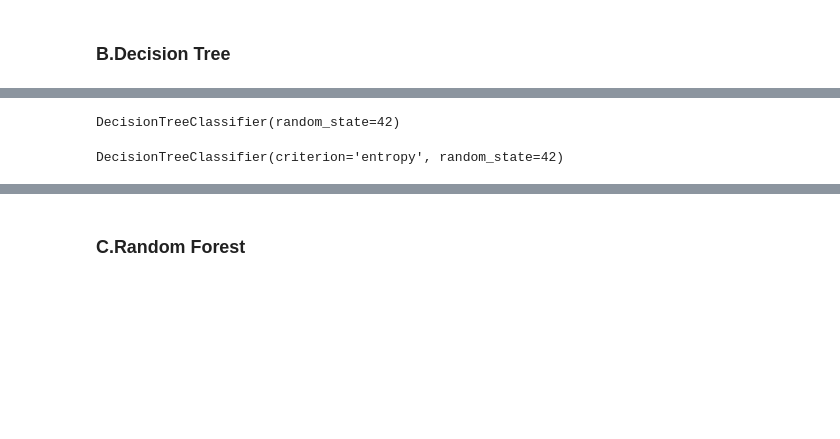
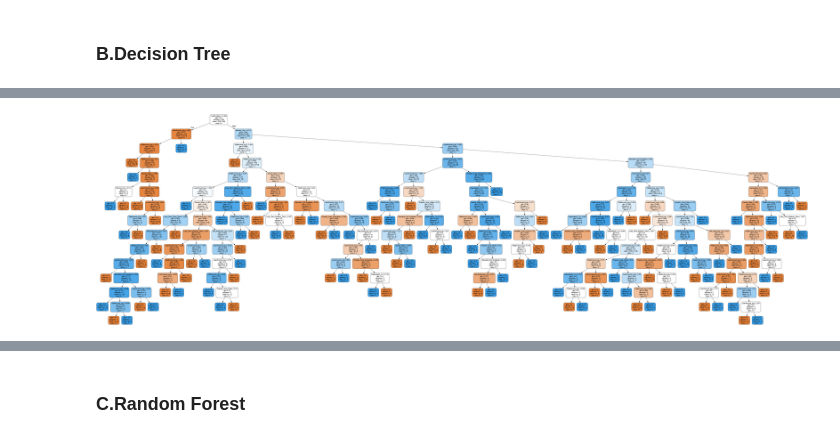
Before and after one commit to melyazedy22/Loan-Approval-Prediction-Project, a Jupyter notebook: ML_Project_Predicting-Loan-Approval.ipynb, the cells around one changed output, grey strips where cells are left out. Saved outputs shown, nothing was run; the diff lists cells and outputs as text; code cells hidden in the pictures; blank space fills up the shorter version.

```diff
--- a/ML_Project_Predicting-Loan-Approval.ipynb
+++ b/ML_Project_Predicting-Loan-Approval.ipynb
@@ -14,7 +14,7 @@ The solution helps streamline decision-making, reduce manual effort, and manage
 import numpy as np
 import pandas as pd
 # %%
-df = pd.read_csv(r"E:\AMIT - Assignments and Materials\AI ONL 104\ML\ML_Practise\train_u6lujuX_CVtuZ9i.csv")
+df = pd.read_csv("train_u6lujuX_CVtuZ9i.csv")
 df
 # %% [output]
 |  | Loan_ID | Gender | Married | Dependents | Education | Self_Employed | ApplicantIncome | CoapplicantIncome | ... |
@@ -484,6 +435,16 @@ import matplotlib.pyplot as plt
 import seaborn as sns
 # %%
 # Initialize and train logistic regression model
-logreg = LogisticRegression(max_iter=1000)
+logreg = LogisticRegression(random_state=42)
 logreg.fit(X_train, y_train)
+# Make predictions
+y_pred = logreg.predict(X_test)
+# Accuracy Score
+accuracy = accuracy_score(y_test, y_pred)
+print(f"Accuracy: {accuracy:.2f}")
+# Evaluate the model
+print("Confusion Matrix:")
+print(confusion_matrix(y_test, y_pred))
+print("\nClassification Report:")
+print(classification_report(y_test, y_pred))
 # %% [output]
@@ -687,15 +614,23 @@ Confusion Matrix:
-# %%
-# --- 1. Train Baseline Models (Gini & Entropy) ---
-
-# Model with Gini Impurity
-dt_gini = DecisionTreeClassifier(criterion='gini', random_state=42)
-dt_gini.fit(X_train, y_train)
-# %% [output]
-DecisionTreeClassifier(random_state=42)
-# %%
-# Model with Entropy
-dt_entropy = DecisionTreeClassifier(criterion='entropy', random_state=42)
-dt_entropy.fit(X_train, y_train)
-# %% [output]
-DecisionTreeClassifier(criterion='entropy', random_state=42)
+# %%
+# Visualizing the Decision Tree
+import pydot
+from sklearn.tree import export_graphviz
+from IPython.display import Image
+from io import StringIO
+model_to_plot = tree_clf
+features = X.columns
+dot_data = StringIO()
+export_graphviz(
+    model_to_plot,
+    out_file=dot_data,
+    feature_names=features,
+    class_names=[str(c) for c in model_to_plot.classes_],
+    filled=True,
+    rounded=True,
+    special_characters=True
+)
+graph = pydot.graph_from_dot_data(dot_data.getvalue())
+Image(graph[0].create_png())
+# %% [output]
+[figure, added]
 # %%
```
Also changed, not shown: parts of 68 cells of this notebook.
